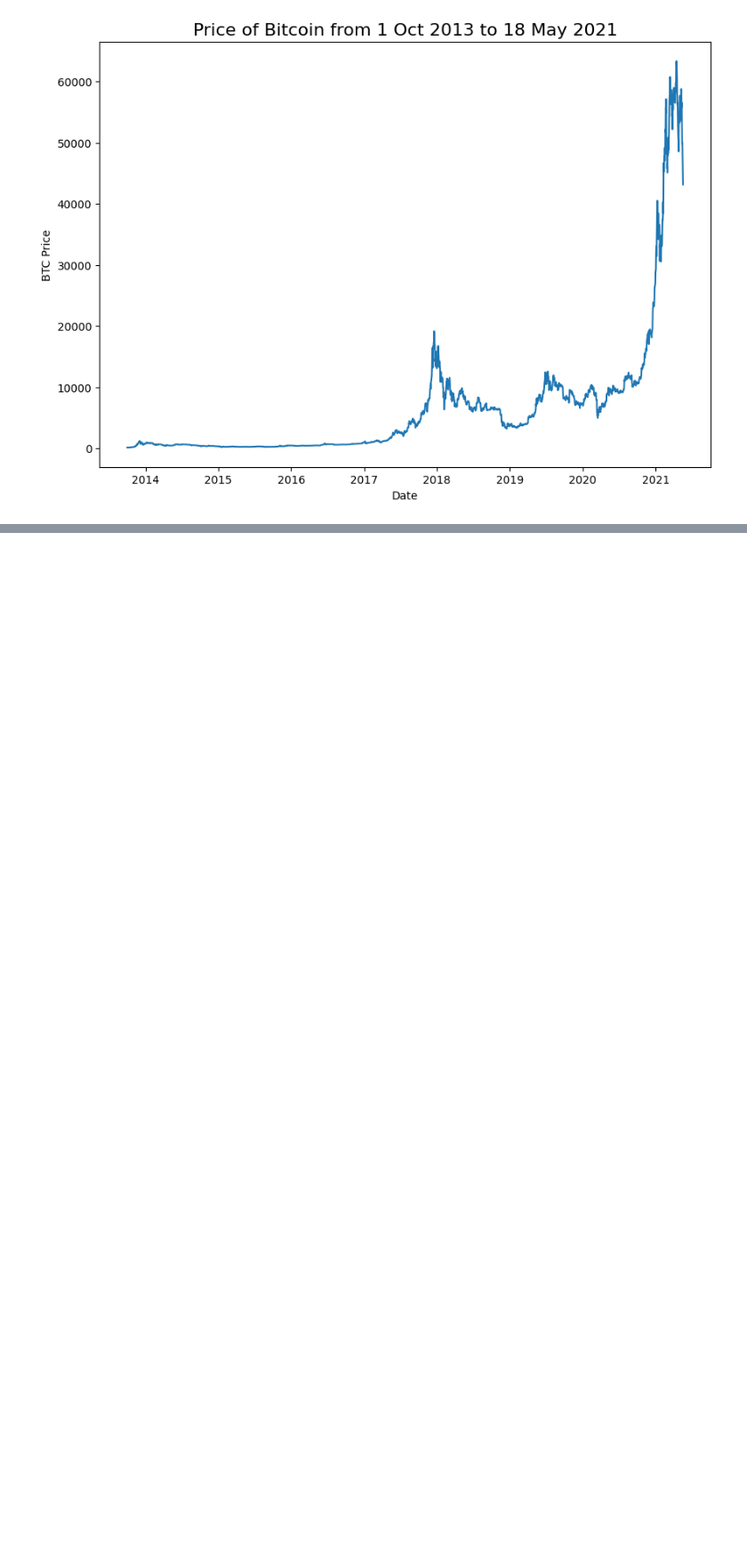
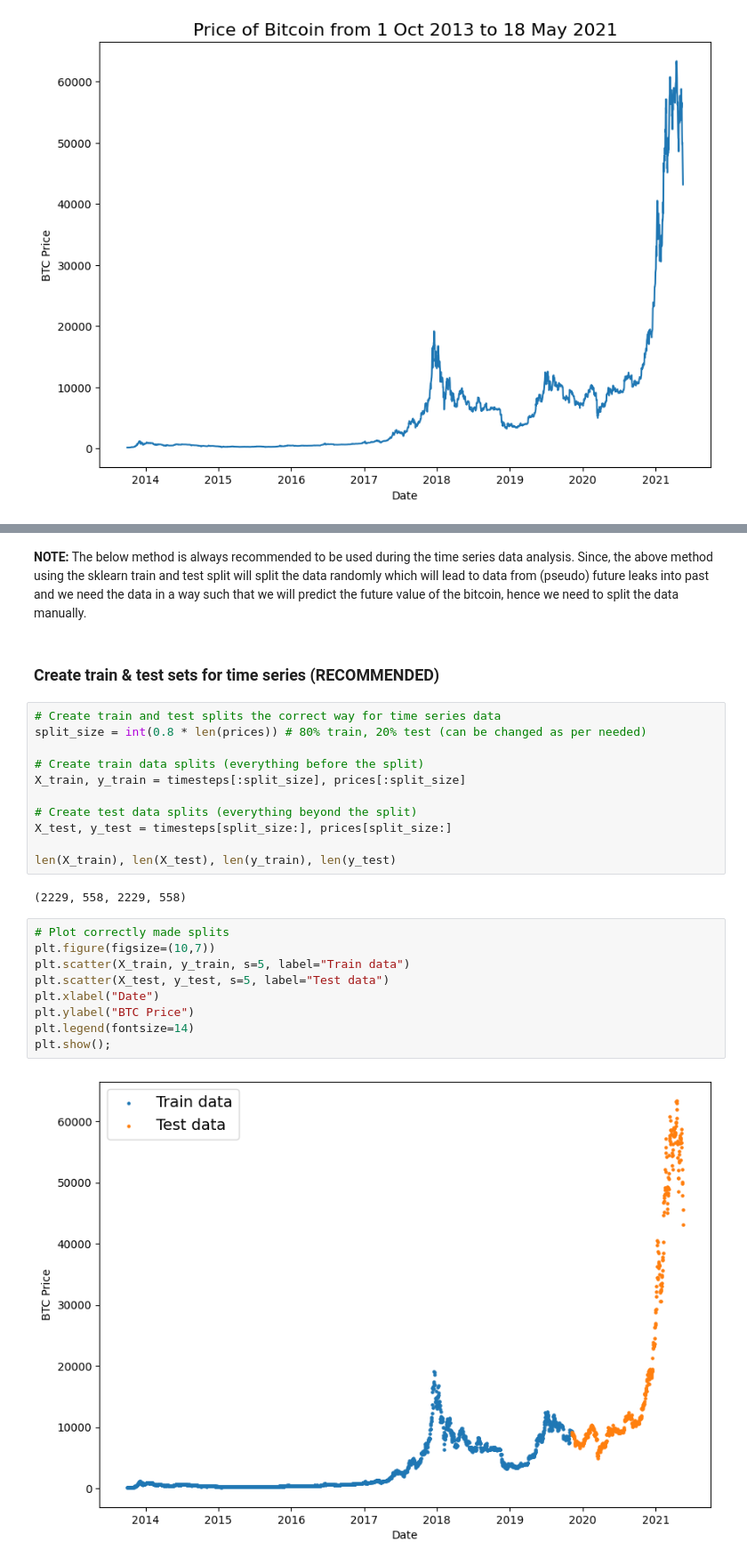
Before and after one commit to harshd23/BitForecast, a Jupyter notebook: BitForecast.ipynb, the cells around one changed output, grey strips where cells are left out. Shown at 89% size. Cells and saved outputs as stored; diff of their text form; blank space fills up the shorter version.

```diff
--- a/BitForecast.ipynb
+++ b/BitForecast.ipynb
@@ -131,0 +184,28 @@ plt.xlabel("Date");
+# %% [markdown]
+**NOTE:** The below method is always recommended to be used during the time series data analysis. Since, the above method using the sklearn train and test split will split the data randomly which will lead to data from (pseudo) future leaks into past and we need the data in a way such that we will predict the future value of the bitcoin, hence we need to split the data manually.
+# %% [markdown]
+### Create train & test sets for time series (RECOMMENDED)
+# %%
+# Create train and test splits the correct way for time series data
+split_size = int(0.8 * len(prices)) # 80% train, 20% test (can be changed as per needed)
+
+# Create train data splits (everything before the split)
+X_train, y_train = timesteps[:split_size], prices[:split_size]
+
+# Create test data splits (everything beyond the split)
+X_test, y_test = timesteps[split_size:], prices[split_size:]
+
+len(X_train), len(X_test), len(y_train), len(y_test)
+# %% [output]
+(2229, 558, 2229, 558)
+# %%
+# Plot correctly made splits
+plt.figure(figsize=(10,7))
+plt.scatter(X_train, y_train, s=5, label="Train data")
+plt.scatter(X_test, y_test, s=5, label="Test data")
+plt.xlabel("Date")
+plt.ylabel("BTC Price")
+plt.legend(fontsize=14)
+plt.show();
+# %% [output]
+[figure, added]
```
Also changed, not shown: parts of 9 cells of this notebook.
